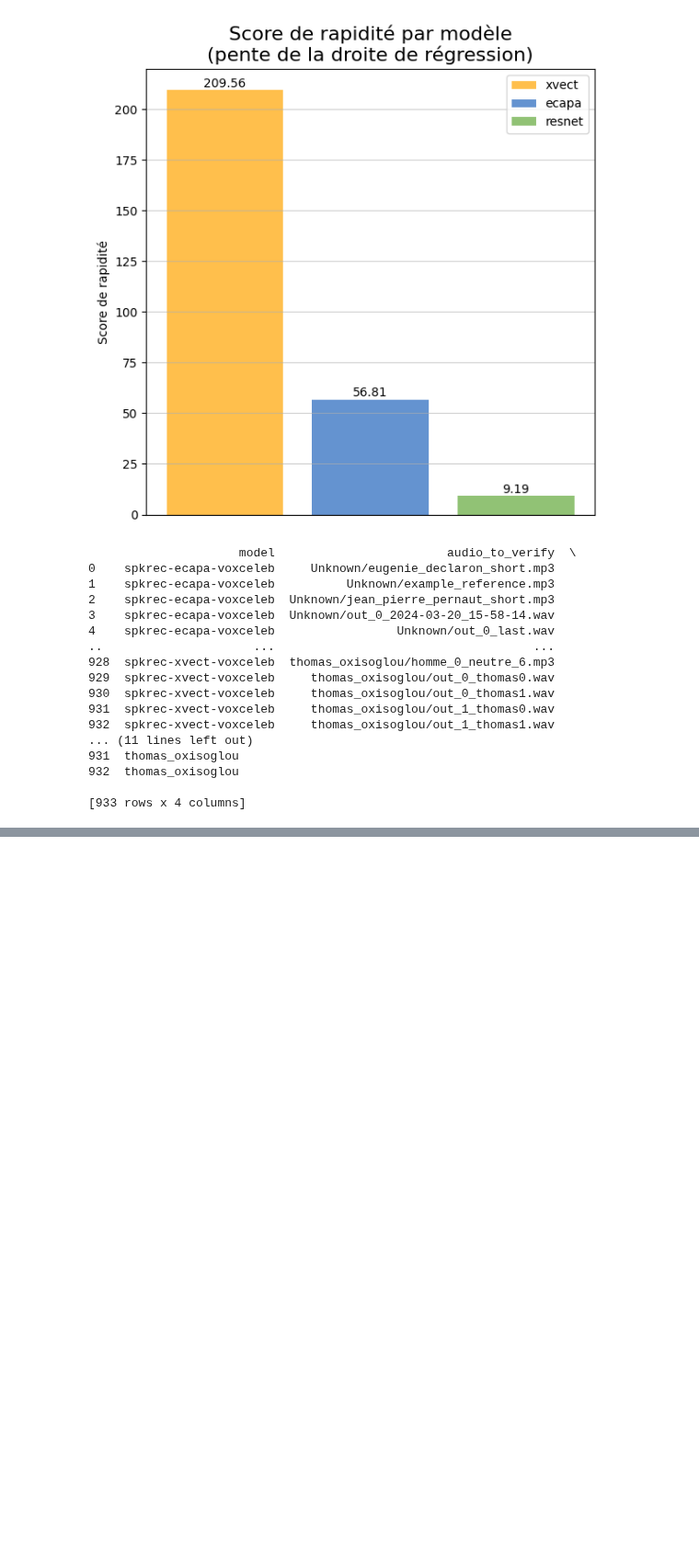
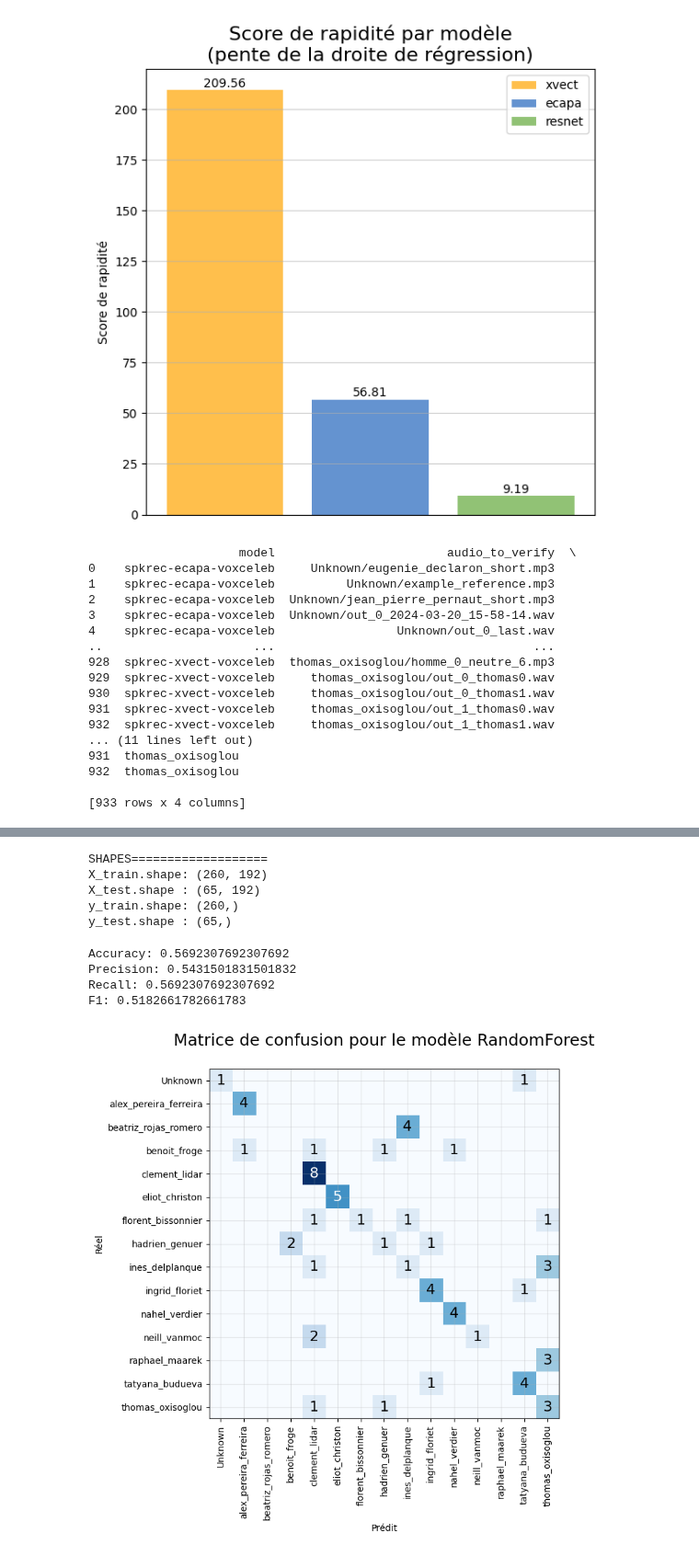
Before and after one commit to eliot-christon/robot-speech-to-speech, a Jupyter notebook: Tools/Evaluation/T1/eval.ipynb, the cells around one changed output, grey strips where cells are left out. Shown at 92% size. Cells and saved outputs as stored; diff of their text form; code cells hidden in the pictures; blank space fills up the shorter version.

```diff
--- a/Tools/Evaluation/T1/eval.ipynb
+++ b/Tools/Evaluation/T1/eval.ipynb
@@ -15,6 +21,6 @@ torchvision is not available - cannot save figures
 # %%
 input_model_dir = "../../../data/pretrained_models/"
-models_to_test = ["spkrec-ecapa-voxceleb", "spkrec-xvect-voxceleb", "spkrec-resnet-voxceleb"]
+models_to_test = ["spkrec-ecapa-voxceleb", "spkrec-xvect-voxceleb"] # ["spkrec-ecapa-voxceleb", "spkrec-xvect-voxceleb", "spkrec-resnet-voxceleb"]
 model_colors = {"spkrec-ecapa-voxceleb": ("#2265BD", "Blues"), "spkrec-xvect-voxceleb": ("orange", "Oranges"), "spkrec-resnet-voxceleb": ("#63A93A", "Greens")}
 
 people_folder = "../../../data/stored/people/"
@@ -491,0 +508,4 @@ plt.show()
+# %%
+embedding_df = pd.read_csv("embeddings.csv")
+
+embedding_df.head()
@@ -491,0 +545,62 @@ plt.show()
+# %%
+# train test split
+from sklearn.model_selection import train_test_split
+
+# split per class, so the same number of samples per class is in the train and test sets
+stratify_vector = y
+X_train, X_test, y_train, y_test = train_test_split(X, y, test_size=0.2, stratify=stratify_vector, random_state=42)
+
+# shapes
+print("SHAPES===================")
+print("X_train.shape:", X_train.shape)
+print("X_test.shape :", X_test.shape)
+print("y_train.shape:", y_train.shape)
+print("y_test.shape :", y_test.shape)
+# %% [output]
+SHAPES===================
+X_train.shape: (260, 192)
+X_test.shape : (65, 192)
+y_train.shape: (260,)
+y_test.shape : (65,)
+# %%
+# classification randomForest
+from sklearn.ensemble import RandomForestClassifier
+from sklearn.metrics import accuracy_score, precision_score, recall_score, f1_score
+
+def get_confusion_matrix(y_true, y_pred, labels):
+    confusion_matrix = np.zeros((len(labels), len(labels)), dtype=int)
+    for i, true_label in enumerate(labels):
+        for j, pred_label in enumerate(labels):
+            confusion_matrix[i, j] = np.sum((y_true == true_label) & (y_pred == pred_label))
+    return confusion_matrix
+
+labels = np.unique(y)
+# sort the labels
+labels = np.sort(labels)
+
+clf = RandomForestClassifier(random_state=42)
+clf.fit(X_train, y_train)
+
+y_pred = clf.predict(X_test)
+
+accuracy = accuracy_score(y_test, y_pred)
+precision = precision_score(y_test, y_pred, average='weighted', zero_division=0)
+
+recall = recall_score(y_test, y_pred, average='weighted')
+f1 = f1_score(y_test, y_pred, average='weighted')
+
+confusion_matrix = get_confusion_matrix(y_test, y_pred, labels)
+
+print(f"Accuracy: {accuracy}")
+print(f"Precision: {precision}")
+print(f"Recall: {recall}")
+print(f"F1: {f1}")
+
+
+plot_matrix(confusion_matrix, "RandomForest", labels, colormap=plt.cm.get_cmap('Blues'))
+# %% [output]
+Accuracy: 0.5692307692307692
+Precision: 0.5431501831501832
+Recall: 0.5692307692307692
+F1: 0.5182661782661783
+[figure, added]
```
Also changed, not shown: parts of 20 cells of this notebook, 6 other files.
